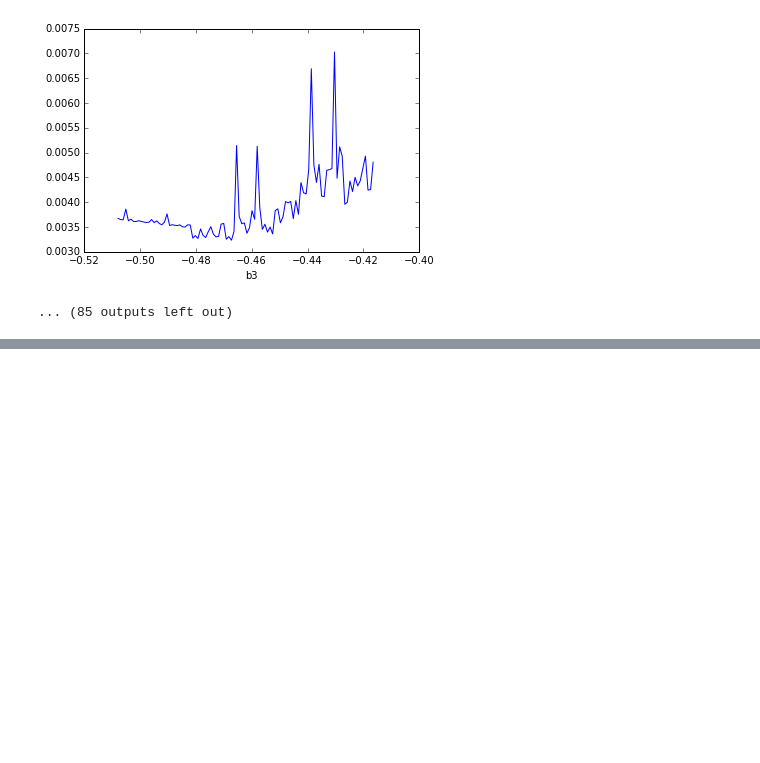
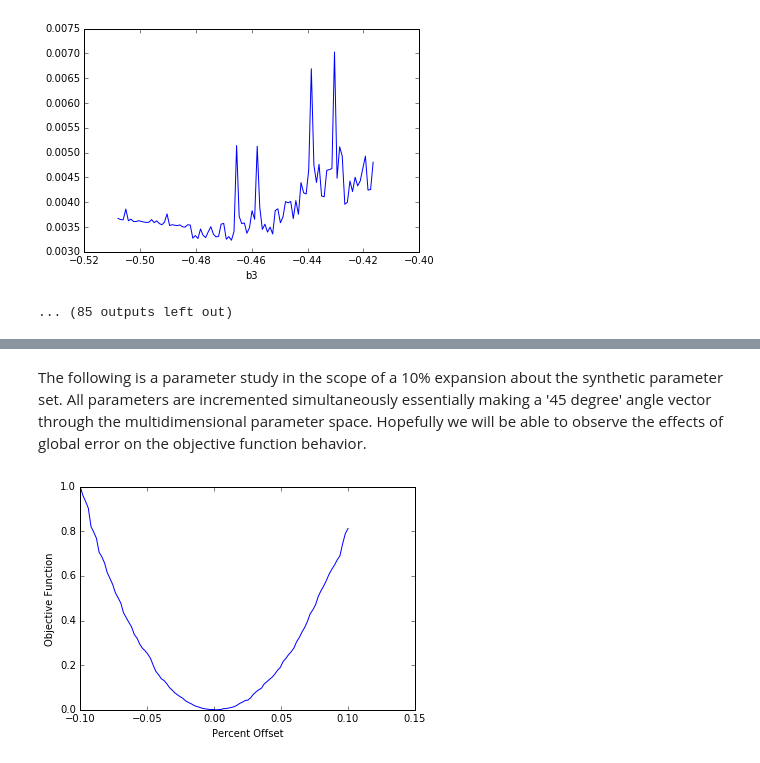
Before and after one commit to Elchin/dakota-tools, a Jupyter notebook: Visualize_Report.ipynb, the cells around one changed output, grey strips where cells are left out. Drawn from its saved outputs; the diff is of its cells as text; code cells hidden in the pictures; blank space fills up the shorter version.

```diff
--- a/Visualize_Report.ipynb
+++ b/Visualize_Report.ipynb
@@ -76,0 +139,24 @@ docs
+# %% [markdown]
+The following is a parameter study in the scope of a 10% expansion about the synthetic parameter set. All parameters are incremented simultaneously essentially making a '45 degree' angle vector through the multidimensional parameter space. Hopefully we will be able to observe the effects of global error on the objective function behavior.
+# %%
+param_study_all = dr.find_documents({'group':'synth_converge_all','method':'vector_parameter_study'})
+# %%
+for doc in param_study_all:
+    #Get out data
+    out_dat = doc['out_data']
+    #Get obj fun data
+    obj_fun = out_dat['obj_fn']
+    #Get one of the param's data
+
+    param_dat = out_dat['kt1']
+    #Normalize objective function
+    obj_fun_norm = np.interp(obj_fun,[np.amin(obj_fun),np.amax(obj_fun)],[0,1])
+    #Normalize parameter bounds to % offset
+    param_dat_norm = np.interp(param_dat,[np.amin(param_dat),np.amax(param_dat)],[-doc['per_expan'],doc['per_expan']])
+
+    #Graph results
+    plt.plot(param_dat_norm,obj_fun_norm)
+    plt.xlabel('Percent Offset')
+    plt.ylabel('Objective Function')
+# %% [output]
+[figure, added]
```
Also changed, not shown: parts of 5 cells of this notebook, 22 other files.
